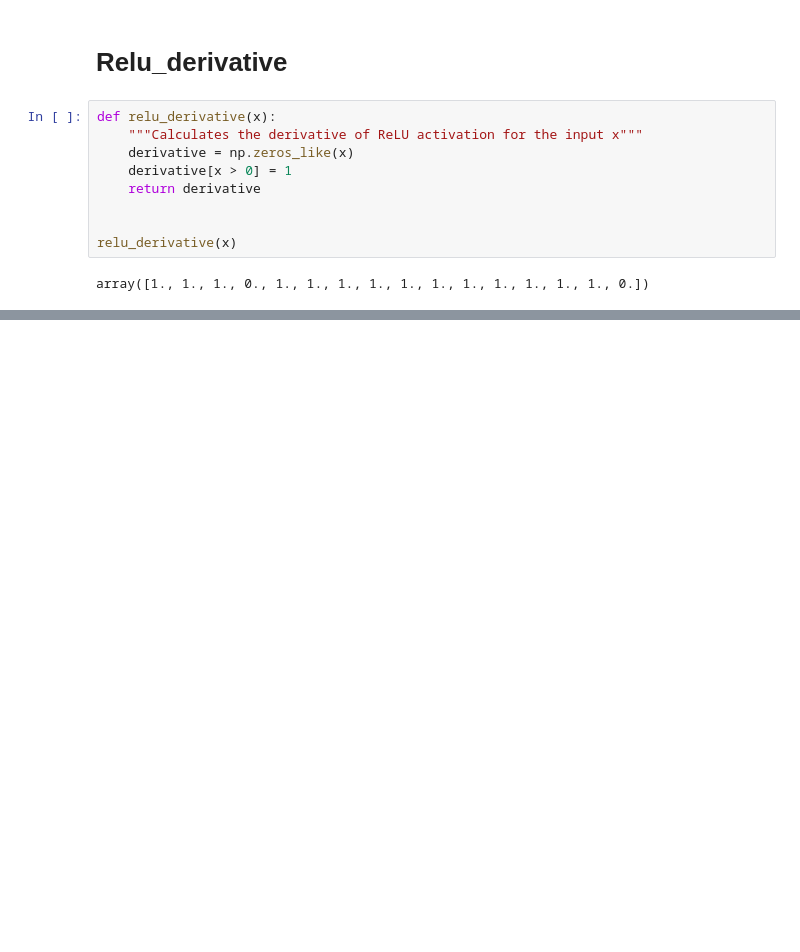
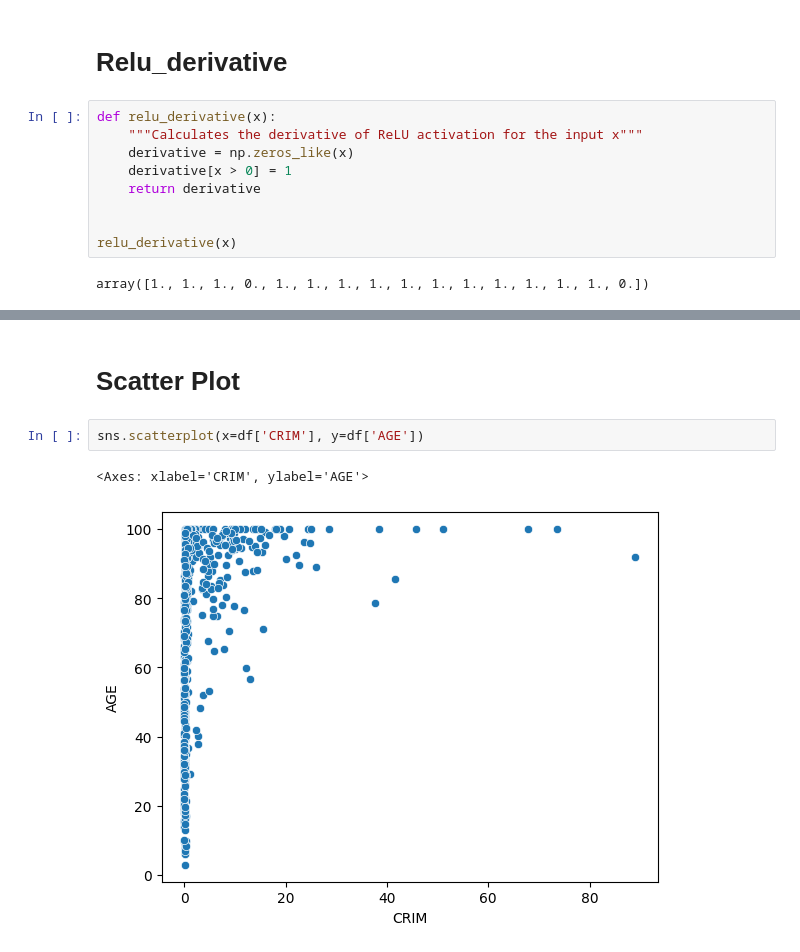
Before and after one commit to SamanMansoor/Deep_Learning, a Jupyter notebook: Stochastic_Descent_.ipynb, the cells around one changed output, grey strips where cells are left out. Saved outputs shown, nothing was run; the diff lists cells and outputs as text; blank space fills up the shorter version.

```diff
--- a/Stochastic_Descent_.ipynb
+++ b/Stochastic_Descent_.ipynb
@@ -236,0 +247,7 @@ plt.show()
+# %% [markdown]
+# **Scatter Plot**
+# %%
+sns.scatterplot(x=df['CRIM'], y=df['AGE'])
+# %% [output]
+<Axes: xlabel='CRIM', ylabel='AGE'>
+[figure, added]
```
Also changed, not shown: parts of 7 cells of this notebook.
